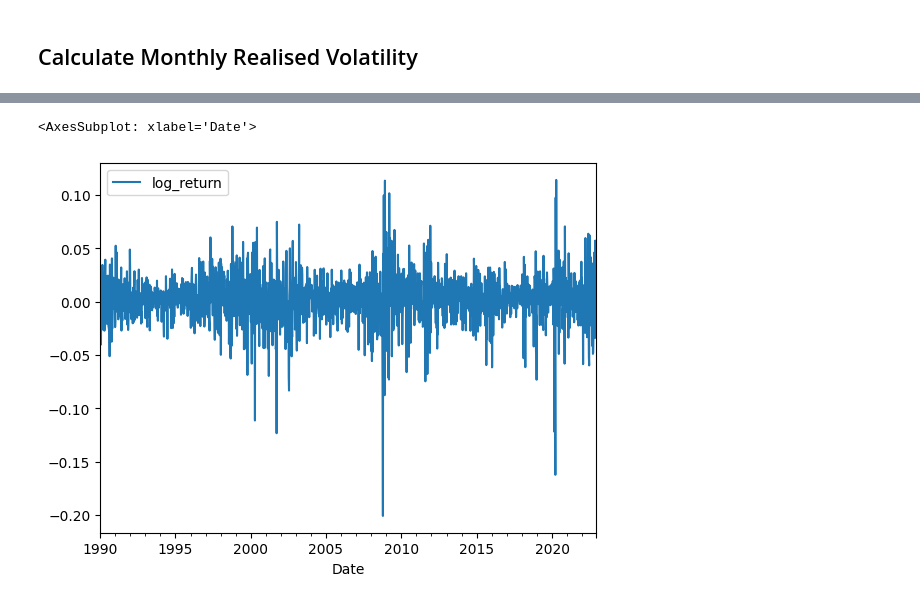
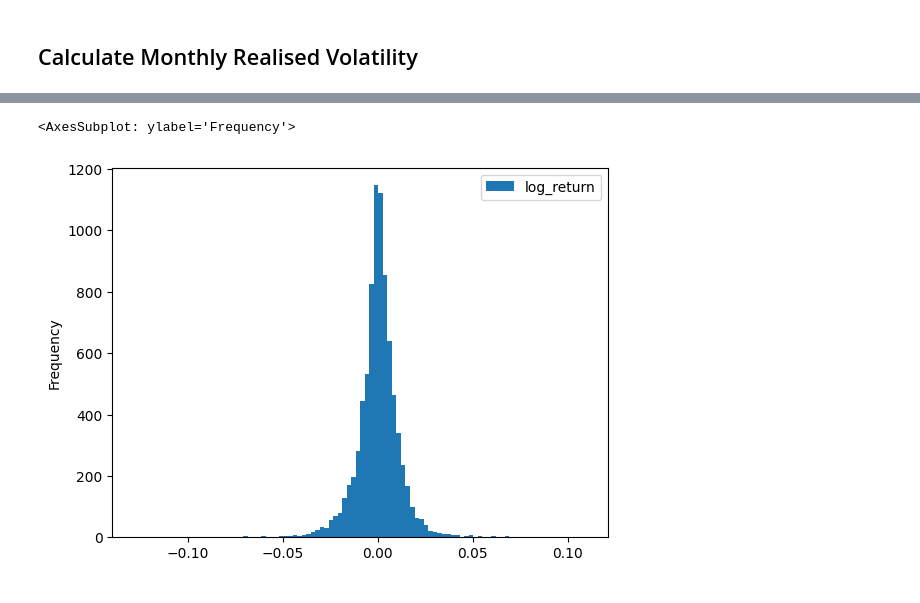
Before and after one commit to anastasiosyal/quantowl, a Jupyter notebook: autocorrelation/main.ipynb, the cells around one changed output, grey strips where cells are left out. Drawn from its saved outputs; the diff is of its cells as text; code cells hidden in the pictures.

Commit message:
Inital jupyter workbook for autocorrelation analysis returns vs volatility

```diff
--- a/autocorrelation/main.ipynb
+++ b/autocorrelation/main.ipynb
@@ -74,6 +101,6 @@ df
 # %%
-sp500_weekly.plot(y='log_return')
+df.plot(y='log_return', kind='hist', bins=100)
 # %% [output]
-<AxesSubplot: xlabel='Date'>
+<AxesSubplot: ylabel='Frequency'>
-[figure, old version]
+[figure, new version]
 # %%
```
Also changed, not shown: parts of 7 cells of this notebook.
